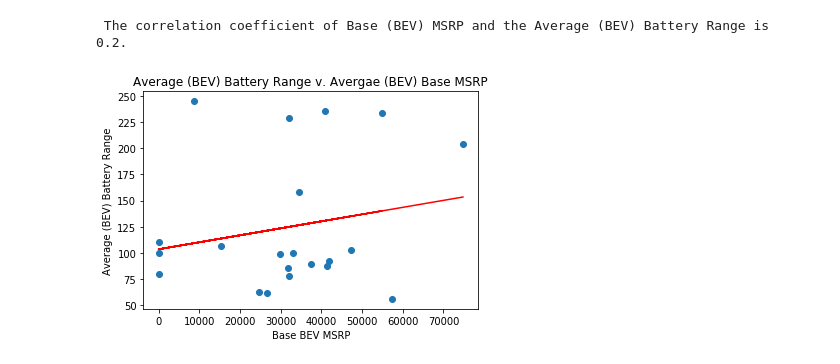
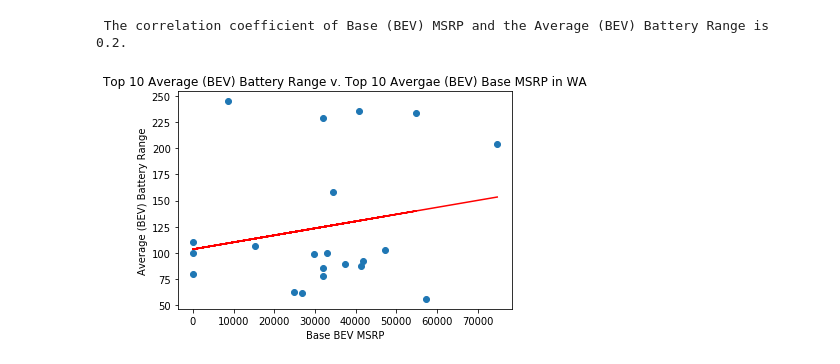
Before and after one commit to charlim26/Project-2-EV, a Jupyter notebook: electric_car_charts.ipynb, the cells around one changed output. Saved outputs shown, nothing was run; the diff lists cells and outputs as text; code cells hidden in the pictures.

Commit message:
updating graphs in notebook

```diff
--- a/electric_car_charts.ipynb
+++ b/electric_car_charts.ipynb
@@ -304,17 +305,17 @@ print(f" The correlation coefficient of Base (BEV) MSRP and the Average (BEV) Ba
 # %%
 x_value = bev_merge_df["Base_MSRP"]
 y_value = bev_merge_df["Electric_Range"]
 
 
 #linear regression
 (m_slope, m_intercept, m_rvalue, m_pvalue, m_stderr) = linregress(x_value, y_value)
 
 regression_values = x_value * m_slope + m_intercept
 plt.scatter(x_value,y_value)
 plt.plot(x_value,regression_values, "r-")
 plt.xlabel("Base BEV MSRP")
 plt.ylabel("Average (BEV) Battery Range")
-plt.title("Average (BEV) Battery Range v. Avergae (BEV) Base MSRP")
+plt.title("Top 10 Average (BEV) Battery Range v. Top 10 Avergae (BEV) Base MSRP in WA")
 plt.show()
 # %% [output]
-[figure, old version]
+[figure, new version]
```
Also changed, not shown: parts of 6 cells of this notebook.
